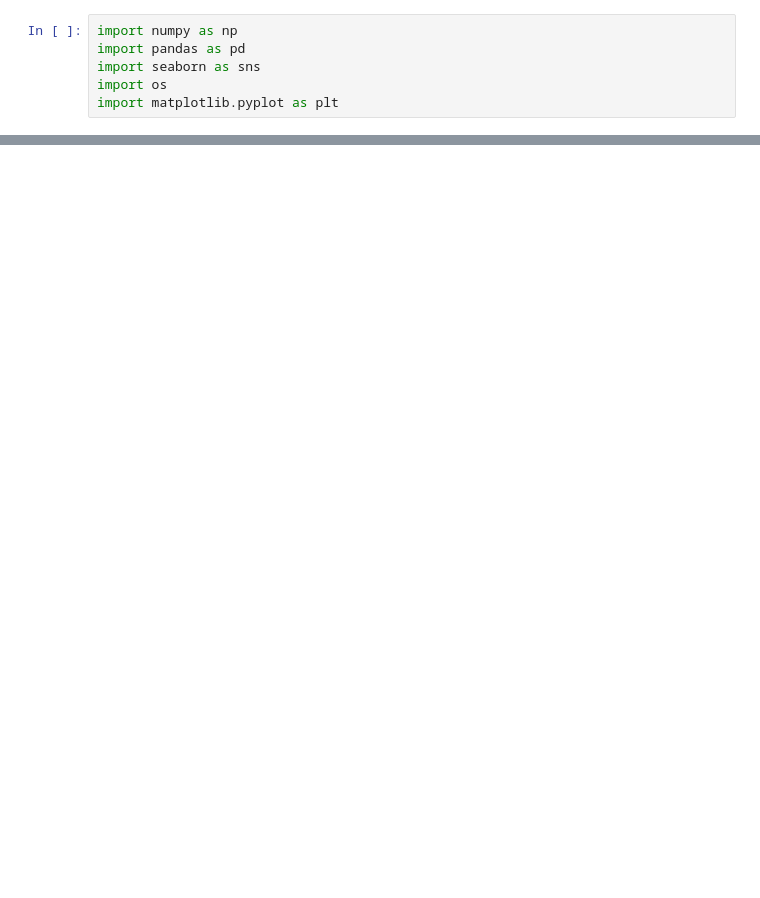
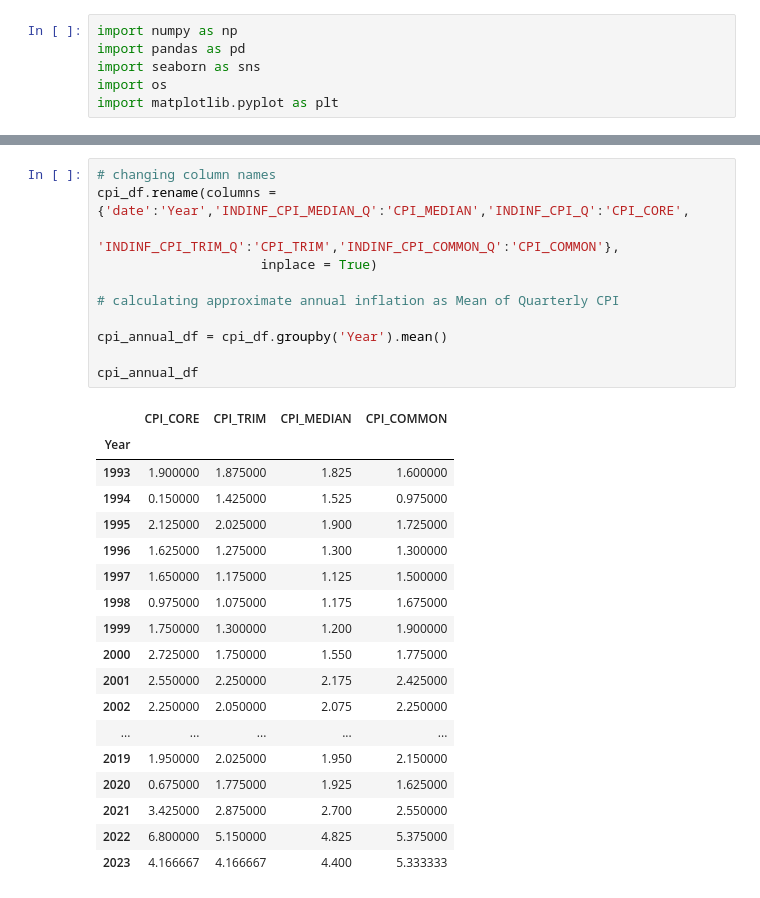
Before and after one commit to Sahib0096/Project-1-Group-3-, a Jupyter notebook: Project 1.ipynb, the cells around one changed output, grey strips where cells are left out. Saved outputs shown, nothing was run; the diff lists cells and outputs as text; blank space fills up the shorter version.

```diff
--- a/Project 1.ipynb
+++ b/Project 1.ipynb
@@ -196 +181,31 @@ groupby_df.head()
+# %%
+# changing column names
+cpi_df.rename(columns = {'date':'Year','INDINF_CPI_MEDIAN_Q':'CPI_MEDIAN','INDINF_CPI_Q':'CPI_CORE',
+                               'INDINF_CPI_TRIM_Q':'CPI_TRIM','INDINF_CPI_COMMON_Q':'CPI_COMMON'},
+                     inplace = True)
+
+# calculating approximate annual inflation as Mean of Quarterly CPI
+
+cpi_annual_df = cpi_df.groupby('Year').mean()
+
+cpi_annual_df
+# %% [output]
+|  | CPI_CORE | CPI_TRIM | CPI_MEDIAN | CPI_COMMON |
+| Year |  |  |  |  |
+| 1993 | 1.900000 | 1.875000 | 1.825 | 1.600000 |
+| 1994 | 0.150000 | 1.425000 | 1.525 | 0.975000 |
+| 1995 | 2.125000 | 2.025000 | 1.900 | 1.725000 |
+| 1996 | 1.625000 | 1.275000 | 1.300 | 1.300000 |
+| 1997 | 1.650000 | 1.175000 | 1.125 | 1.500000 |
+| 1998 | 0.975000 | 1.075000 | 1.175 | 1.675000 |
+| 1999 | 1.750000 | 1.300000 | 1.200 | 1.900000 |
+| 2000 | 2.725000 | 1.750000 | 1.550 | 1.775000 |
+| 2001 | 2.550000 | 2.250000 | 2.175 | 2.425000 |
+| 2002 | 2.250000 | 2.050000 | 2.075 | 2.250000 |
+| ... | ... | ... | ... | ... |
+| 2019 | 1.950000 | 2.025000 | 1.950 | 2.150000 |
+| 2020 | 0.675000 | 1.775000 | 1.925 | 1.625000 |
+| 2021 | 3.425000 | 2.875000 | 2.700 | 2.550000 |
+| 2022 | 6.800000 | 5.150000 | 4.825 | 5.375000 |
+| 2023 | 4.166667 | 4.166667 | 4.400 | 5.333333 |
 # %%
```
Also changed, not shown: parts of 19 cells of this notebook, 1 other file.
